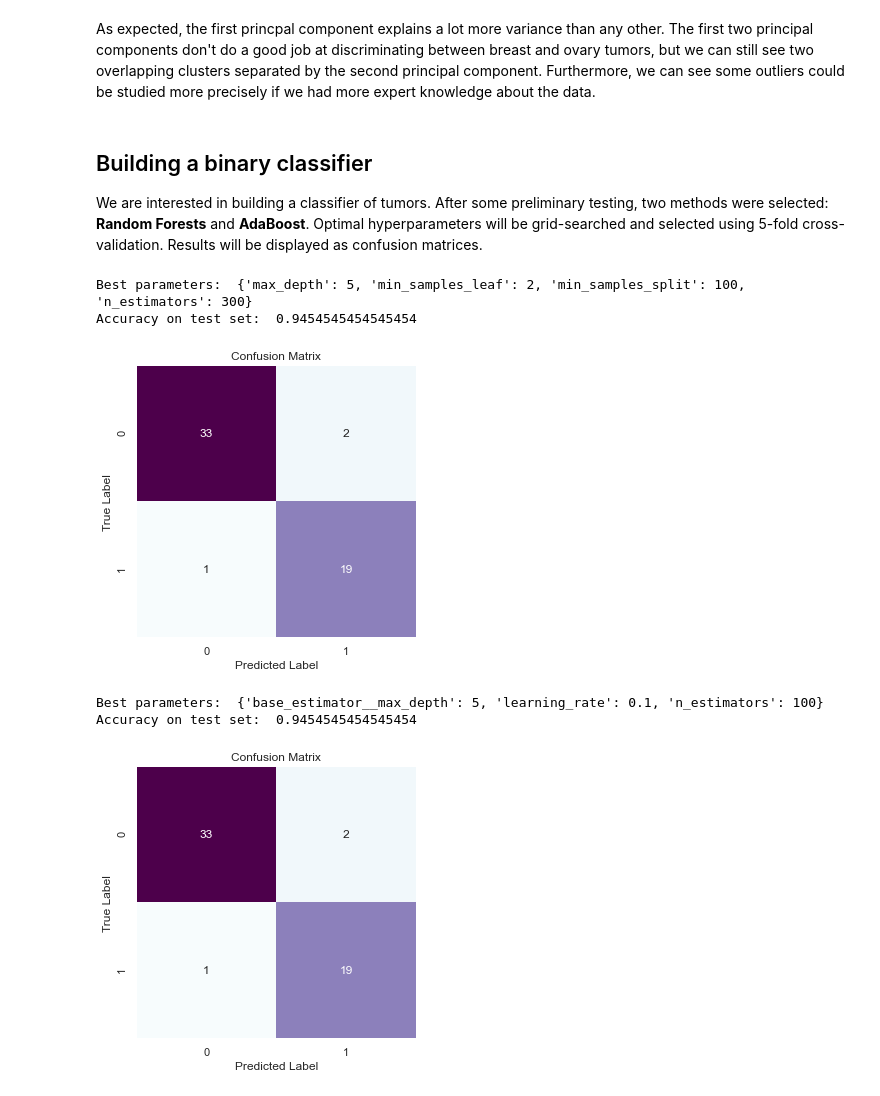
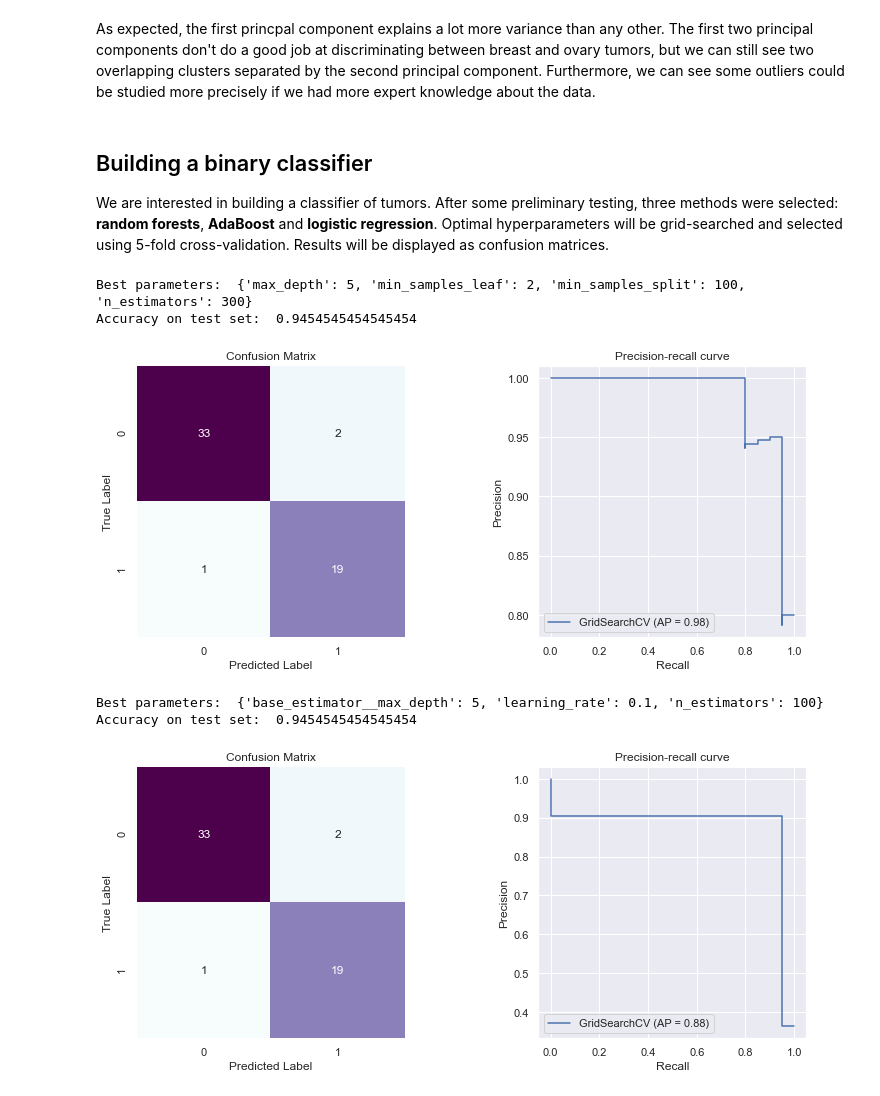
Before and after one commit to sdiebolt/ML-mines-mini-project, a Jupyter notebook: BreastVsOvarianCancer.ipynb, the cells around one changed output. Cells and saved outputs as stored; diff of their text form; code cells hidden in the pictures.

Commit message:
Added prec-rec curves

```diff
--- a/BreastVsOvarianCancer.ipynb
+++ b/BreastVsOvarianCancer.ipynb
@@ -125,55 +146,36 @@ As expected, the first princpal component explains a lot more variance than any
 # %% [markdown]
 ## Building a binary classifier
 
-We are interested in building a classifier of tumors. After some preliminary testing, two methods were selected: **Random Forests** and **AdaBoost**. Optimal hyperparameters will be grid-searched and selected using 5-fold cross-validation. Results will be displayed as confusion matrices.
+We are interested in building a classifier of tumors. After some preliminary testing, three methods were selected: **random forests**, **AdaBoost** and **logistic regression**. Optimal hyperparameters will be grid-searched and selected using 5-fold cross-validation. Results will be displayed as confusion matrices.
 # %%
-# Parameter grid for Random Forests grid-search.
-param_grid = {'n_estimators': [50, 100, 200, 300, 500, 800, 1200],
-              'max_depth': [5, 8, 15, 25, 30],
-              'min_samples_split': [2, 5, 10, 15, 100],
+# Parameter grid for random forests grid-search.
+param_grid = {'n_estimators': [50, 100, 200, 300, 500],
+              'max_depth': [5, 8, 15, 30],
+              'min_samples_split': [2, 10, 50, 100],
               'min_samples_leaf': [1, 2, 5, 10]}
 
-# Perform grid-search with 5-fold CV.
-rdf = GridSearchCV(estimator=RandomForestClassifier(random_state=RANDOM_STATE),
-                   param_grid=param_grid,
-                   n_jobs=-1, verbose=2)
-rdf.fit(X_train,y_train)
-
-clear_output()
-
-print('Best parameters: ', rdf.best_params_)
-score = rdf.score(X_test, y_test)
-print("Accuracy on test set: ", score)
-
-PlotConfusionMatrix(y_test, rdf.predict(X_test))
+GridSearch2Results(
+    RandomForestClassifier(random_state=RANDOM_STATE),
+    param_grid, X_train, X_test, y_train, y_test
+)
 # %% [output]
 Best parameters:  {'max_depth': 5, 'min_samples_leaf': 2, 'min_samples_split': 100, 'n_estimators': 300}
 Accuracy on test set:  0.9454545454545454
-[figure, old version]
+[figure, new version]
 # %%
 # Parameter grid for AdaBoost grid-search.
-param_grid = {'n_estimators': [50, 100, 200, 300, 500, 800, 1200],
-              'learning_rate': [1e-2, 1e-1, 1, 10],
-              'base_estimator__max_depth': [5, 8, 15, 25, 30]}
+param_grid = {'n_estimators': [50, 100, 200, 300, 500],
+              'learning_rate': [1e-2, 1e-1, 1],
+              'base_estimator__max_depth': [5, 8, 15, 25]}
 
 dtc = DecisionTreeClassifier()
-abc = GridSearchCV(
-    estimator=AdaBoostClassifier(base_estimator=dtc,
-                                 random_state=RANDOM_STATE),
-    param_grid=param_grid,
-    n_jobs=-1, verbose=2
+GridSearch2Results(
+    AdaBoostClassifier(base_estimator=dtc,
+                       random_state=RANDOM_STATE),
+    param_grid, X_train, X_test, y_train, y_test
 )
-abc = abc.fit(X_train, y_train)
-
-clear_output()
-
-print('Best parameters: ', abc.best_params_)
-score = abc.score(X_test, y_test)
-print("Accuracy on test set: ", score)
-
-PlotConfusionMatrix(y_test, abc.predict(X_test))
 # %% [output]
 Best parameters:  {'base_estimator__max_depth': 5, 'learning_rate': 0.1, 'n_estimators': 100}
 Accuracy on test set:  0.9454545454545454
-[figure, old version]
+[figure, new version]
 # %%
```
Also changed, not shown: parts of 6 cells of this notebook.
